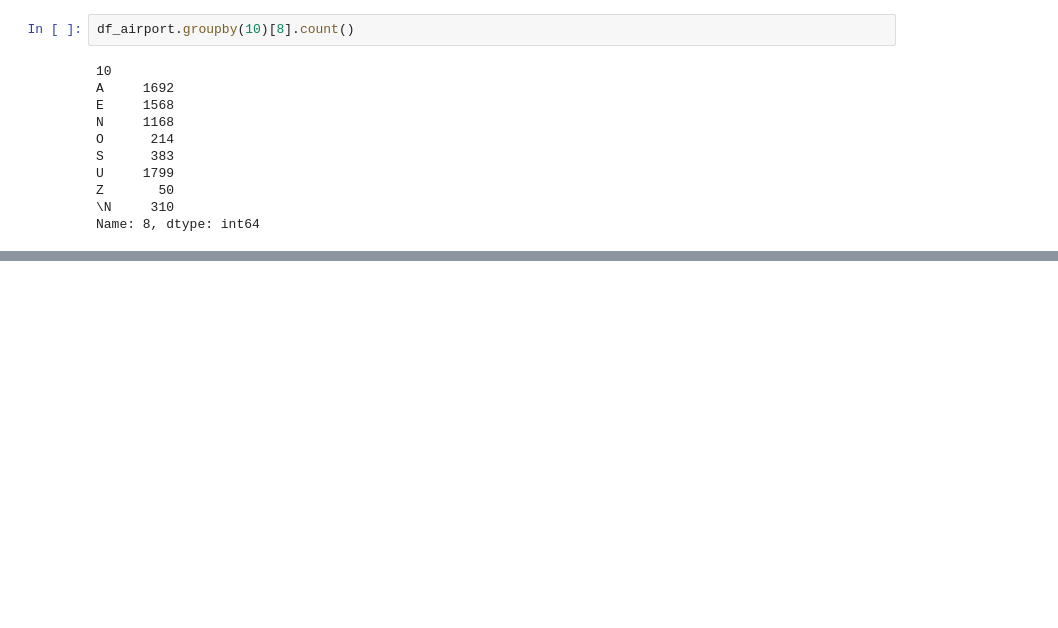
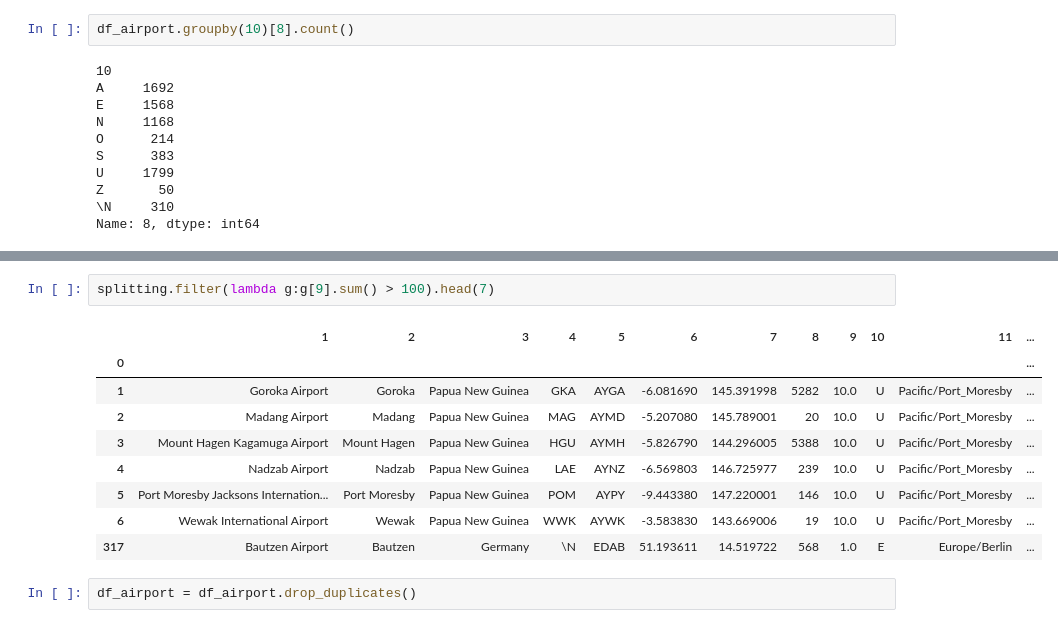
Before and after one commit to xenakas/py_projects, a Jupyter notebook: pandas_manipulation.ipynb, the cells around one changed output, grey strips where cells are left out. Saved outputs shown, nothing was run; the diff lists cells and outputs as text; blank space fills up the shorter version.

```diff
--- a/pandas_manipulation.ipynb
+++ b/pandas_manipulation.ipynb
@@ -641,0 +760,14 @@ Name: 8, dtype: int64
+# %%
+splitting.filter(lambda g:g[9].sum() > 100).head(7)
+# %% [output]
+|  | 1 | 2 | 3 | 4 | 5 | 6 | 7 | 8 | 9 | 10 | 11 | ... |
+| 0 |  |  |  |  |  |  |  |  |  |  |  | ... |
+| 1 | Goroka Airport | Goroka | Papua New Guinea | GKA | AYGA | -6.081690 | 145.391998 | 5282 | 10.0 | U | Pacific/Port_Moresby | ... |
+| 2 | Madang Airport | Madang | Papua New Guinea | MAG | AYMD | -5.207080 | 145.789001 | 20 | 10.0 | U | Pacific/Port_Moresby | ... |
+| 3 | Mount Hagen Kagamuga Airport | Mount Hagen | Papua New Guinea | HGU | AYMH | -5.826790 | 144.296005 | 5388 | 10.0 | U | Pacific/Port_Moresby | ... |
+| 4 | Nadzab Airport | Nadzab | Papua New Guinea | LAE | AYNZ | -6.569803 | 146.725977 | 239 | 10.0 | U | Pacific/Port_Moresby | ... |
+| 5 | Port Moresby Jacksons Internation... | Port Moresby | Papua New Guinea | POM | AYPY | -9.443380 | 147.220001 | 146 | 10.0 | U | Pacific/Port_Moresby | ... |
+| 6 | Wewak International Airport | Wewak | Papua New Guinea | WWK | AYWK | -3.583830 | 143.669006 | 19 | 10.0 | U | Pacific/Port_Moresby | ... |
+| 317 | Bautzen Airport | Bautzen | Germany | \N | EDAB | 51.193611 | 14.519722 | 568 | 1.0 | E | Europe/Berlin | ... |
+# %%
+df_airport = df_airport.drop_duplicates()
```
Also changed, not shown: parts of 21 cells of this notebook, 1 other file.
